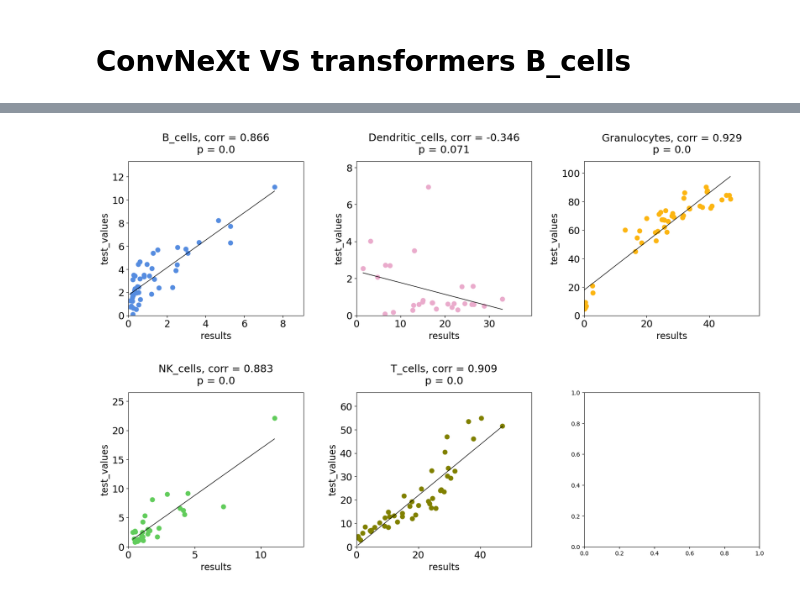
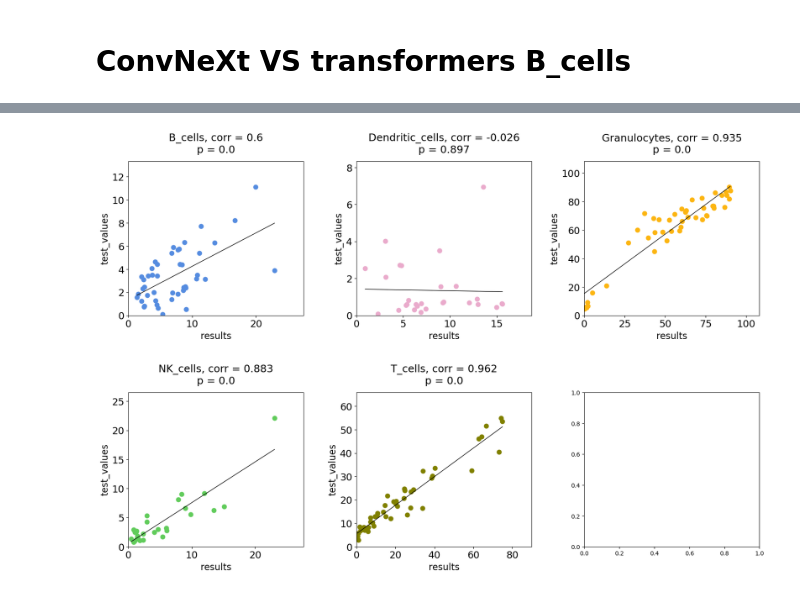
Before and after one commit to LeviusBI/Pythia, a Jupyter notebook: DiplomaCode.ipynb, the cells around one changed output, grey strips where cells are left out. Cells and saved outputs as stored; diff of their text form; code cells hidden in the pictures.

```diff
--- a/DiplomaCode.ipynb
+++ b/DiplomaCode.ipynb
@@ -1348,8 +1362,8 @@ outputs = np.vstack(all_outputs)
 predictions_B_cells = np.exp(outputs.T)*100
 
 
-df_pred = pd.DataFrame(predictions, index=indeces, columns=expr.columns)
-# adjusted_preds_trans_B_cells = adjust_rna_fractions(df_pred.drop('Tumor'), "./configs/cell_types.yaml", add_other=True)
-# final_predictions_trans_B_cells = convert_rna_to_cells_fractions(adjusted_preds_trans_B_cells, "./configs/cell_types.yaml", other_coeff=1.0)
-# final_predictions_trans_B_cells*100
-df_pred
+df_pred = pd.DataFrame(predictions_B_cells, index=indeces, columns=expr.columns)
+adjusted_preds_trans_B_cells = adjust_rna_fractions(df_pred.drop('Tumor'), "./configs/cell_types.yaml", add_other=True)
+final_predictions_trans_B_cells = convert_rna_to_cells_fractions(adjusted_preds_trans_B_cells, "./configs/cell_types.yaml", other_coeff=1.0)
+final_predictions_trans_B_cells*100
+# final_predictions_trans_B_cells.to_csv('b_cells_trans.csv')
@@ -1368,10 +1370,10 @@ df_pred
 # %%
-x = print_cell_matras(df_pred, cytof,
+x = print_cell_matras(final_predictions_trans_B_cells*100, cytof,
                   pallete=cells_p, colors_by='index', title='',
                   true_name='test_values', predicted_name='results',
                   sub_title_font=18, fontsize_title=30,
                   subplot_ncols=3, ticks_size=17, wspace=0.3, hspace=0.5, min_xlim=0, min_ylim=0)
-plt.savefig('B_cells_trans.jpg', dpi=600,  bbox_inches='tight', transparent=False)
+# plt.savefig('B_cells_trans.jpg', dpi=600,  bbox_inches='tight', transparent=False)
 # %% [output]
-[figure, old version]
+[figure, new version]
 # %%
```
Also changed, not shown: parts of 18 cells of this notebook.
